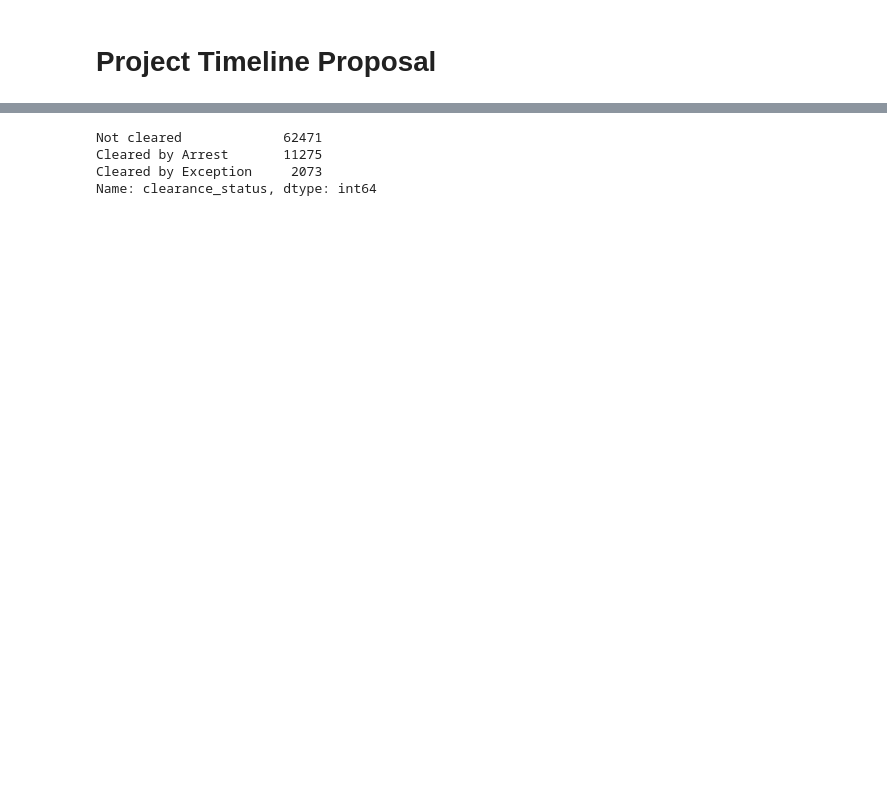
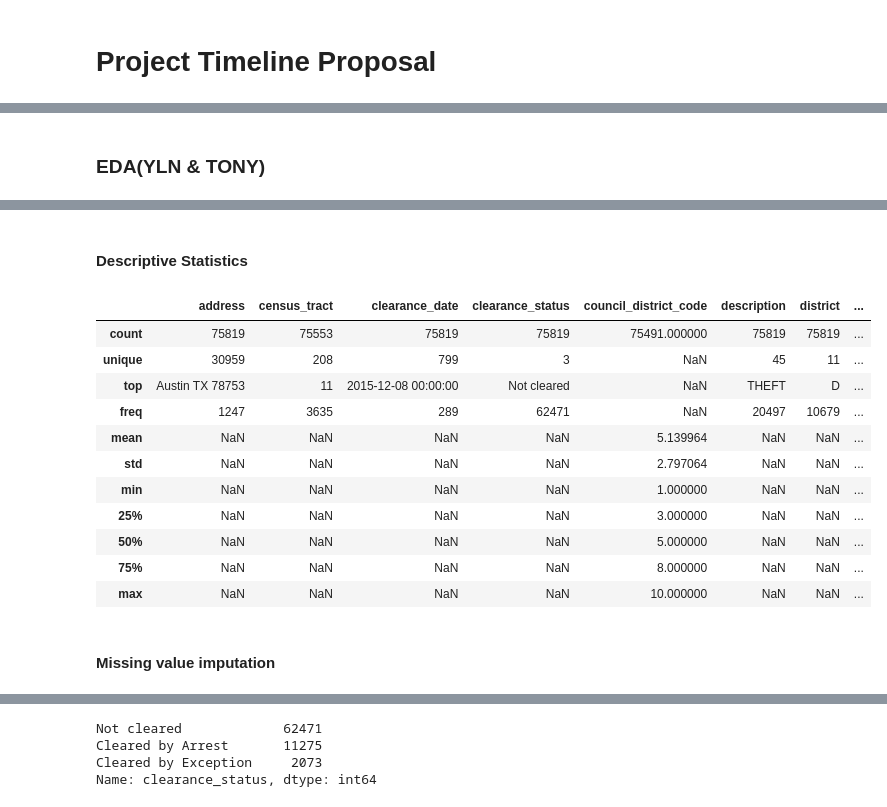
Before and after one commit to COGS118A/Group042-Sp22, a Jupyter notebook: Checkpoint_group042.ipynb, the cells around one changed output, grey strips where cells are left out. Saved outputs shown, nothing was run; the diff lists cells and outputs as text; code cells hidden in the pictures; blank space fills up the shorter version.

```diff
--- a/Checkpoint_group042.ipynb
+++ b/Checkpoint_group042.ipynb
@@ -226,7 +105,11 @@ Examples would include:
+# %% [markdown]
+### EDA(YLN & TONY)
 # %%
 import pandas as pd
 import numpy as np
 import matplotlib.pyplot as plt
+import seaborn as sns
+pd.set_option("display.max_columns", None)
 # %%
 df = pd.read_csv('austin_crime.csv')
 df.head()
@@ -237,3 +120,22 @@ df.head()
 | 2 | 1000 E 41ST ST | NaN | NaN | NaN | NaN | NaN | NaN | ... |
 | 3 | Austin TX 78751 | NaN | NaN | NaN | NaN | NaN | NaN | ... |
 | 4 | (30.298356 -97.719647) | 3.02 | 2014-07-29 00:00:00 | Cleared by Arrest | 9.0 | THEFT BY SHOPLIFTING | B | ... |
+# %% [markdown]
+#### Descriptive Statistics
+# %%
+df.describe(include='all')
+# %% [output]
+|  | address | census_tract | clearance_date | clearance_status | council_district_code | description | district | ... |
+| count | 75819 | 75553 | 75819 | 75819 | 75491.000000 | 75819 | 75819 | ... |
+| unique | 30959 | 208 | 799 | 3 | NaN | 45 | 11 | ... |
+| top | Austin TX 78753 | 11 | 2015-12-08 00:00:00 | Not cleared | NaN | THEFT | D | ... |
+| freq | 1247 | 3635 | 289 | 62471 | NaN | 20497 | 10679 | ... |
+| mean | NaN | NaN | NaN | NaN | 5.139964 | NaN | NaN | ... |
+| std | NaN | NaN | NaN | NaN | 2.797064 | NaN | NaN | ... |
+| min | NaN | NaN | NaN | NaN | 1.000000 | NaN | NaN | ... |
+| 25% | NaN | NaN | NaN | NaN | 3.000000 | NaN | NaN | ... |
+| 50% | NaN | NaN | NaN | NaN | 5.000000 | NaN | NaN | ... |
+| 75% | NaN | NaN | NaN | NaN | 8.000000 | NaN | NaN | ... |
+| max | NaN | NaN | NaN | NaN | 10.000000 | NaN | NaN | ... |
+# %% [markdown]
+#### Missing value imputation
```
Also changed, not shown: parts of 33 cells of this notebook.
